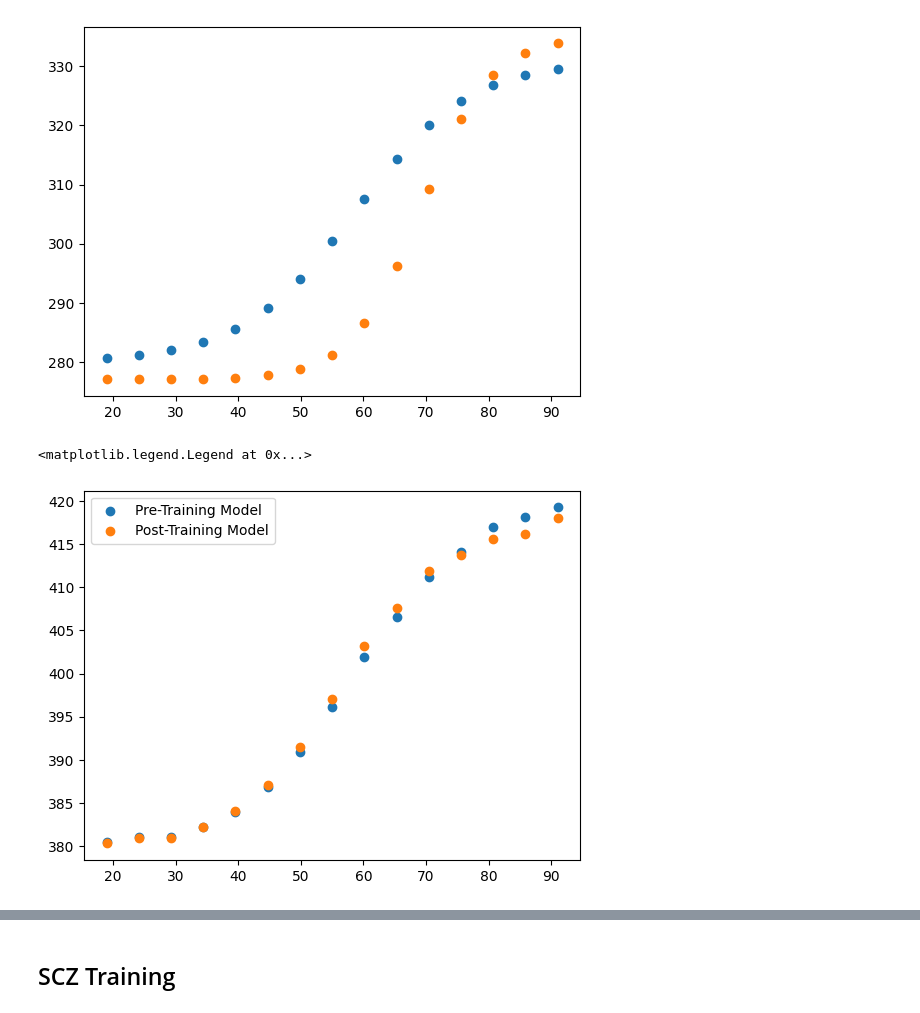
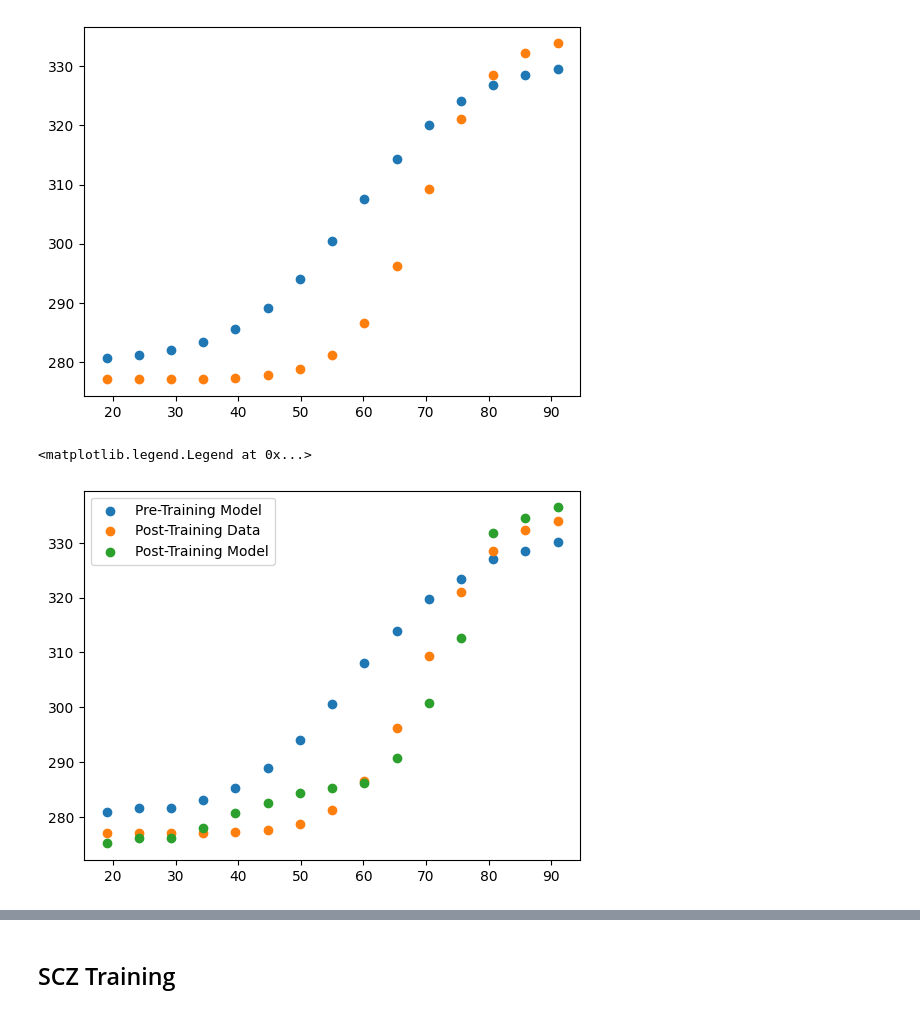
Before and after one commit to renatoparedes/SCZ_PPS_Expansion_Model, a Jupyter notebook: Training_Exploration.ipynb, the cells around one changed output, grey strips where cells are left out. Cells and saved outputs as stored; diff of their text form; code cells hidden in the pictures.

Commit message:
Training Fitting

```diff
--- a/Training_Exploration.ipynb
+++ b/Training_Exploration.ipynb
@@ -76,11 +76,14 @@ plt.scatter(a_distances, HC_RTs_post)
 <matplotlib.collections.PathCollection at 0x...>
 [figure]
 # %%
-rho_0 = 0.2500e-04  # 3.85e-04
+rho_0 = 3.85e-04  # 3.85e-04
 k_a = 5e-05
 k_v = 5e-05
 theta = 0.05
 stim_counts = 10
+
+sigav_x = 3.75
+locav_x = 60
 
 HCWa_tr, HCWv_tr, _, _, _, _ = FWTraining(
     stim_counts,
@@ -105,7 +108,10 @@ HCWa_tr, HCWv_tr, _, _, _, _ = FWTraining(
     k_a,
     k_v,
     theta,
+    sigav_x,
+    locav_x,
 )
+
 _, _, _, _, HCrtpost = experiment(
     ts,
     simtime,
@@ -128,16 +134,16 @@ _, _, _, _, HCrtpost = experiment(
 )
 # %%
 HC_RTs_model_post = fit_RT(HCrtpost, HC_RTs_post)
-HC_RTs_model_pre = fit_RT(HCrt, HC_RTs_post)
+HC_RTs_model_pre = fit_RT(HCrt, HC_RTs)
 # %%
 # plt.scatter(a_distances,HC_RTs, label="Pre-Training Data")
 plt.scatter(a_distances, HC_RTs_model_pre, label="Pre-Training Model")
-# plt.scatter(a_distances, HC_RTs_post, label="Post-Training Data")
+plt.scatter(a_distances, HC_RTs_post, label="Post-Training Data")
 plt.scatter(a_distances, HC_RTs_model_post, label="Post-Training Model")
 plt.legend()
 # %% [output]
 <matplotlib.legend.Legend at 0x...>
-[figure, old version]
+[figure, new version]
 # %%
 plt.plot(HCWa_tr[:, :, -1, -1])
 # %% [output]
```
Also changed, not shown: parts of 5 cells of this notebook, 2 other files.
